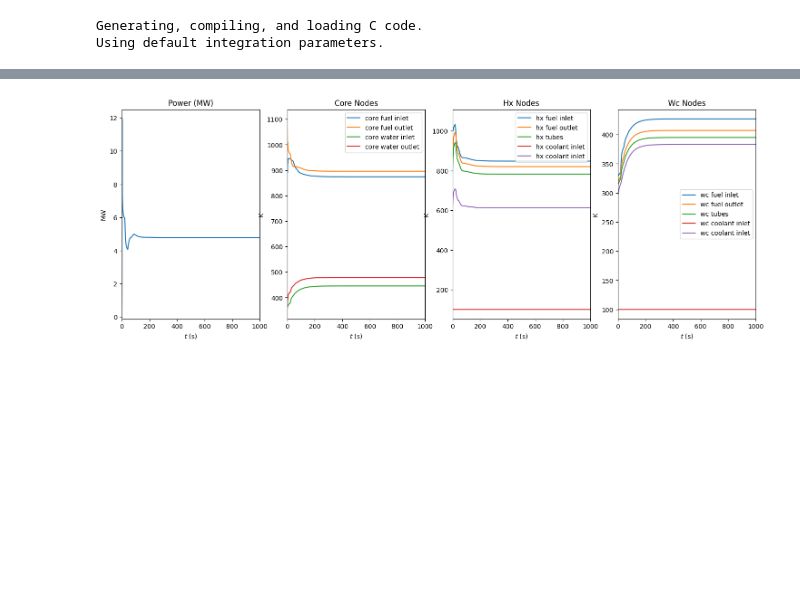
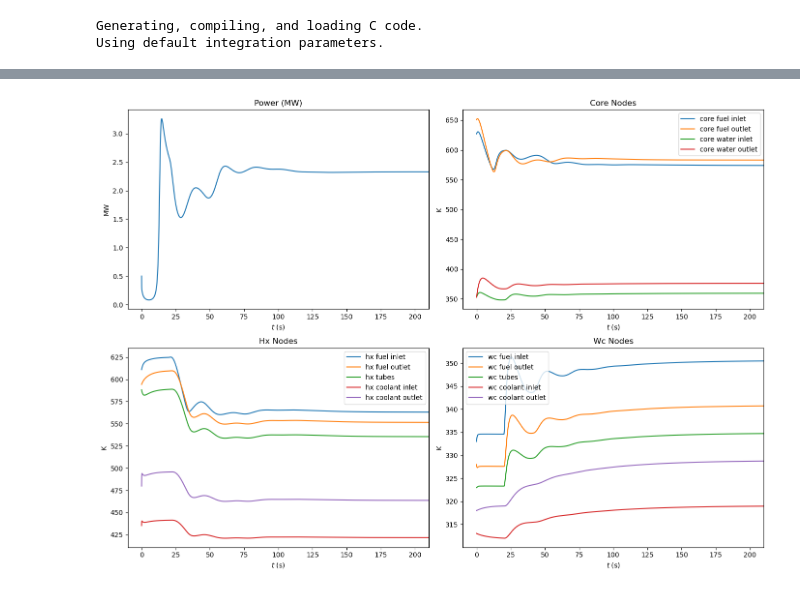
Before and after one commit to MalteHanse/RFP, a Jupyter notebook: Project1/msrDynamics-develop/examples/toy_reactor/toy_reactor.ipynb, the cells around one changed output, grey strips where cells are left out. Cells and saved outputs as stored; diff of their text form; code cells hidden in the pictures; blank space fills up the shorter version.

Commit message:
Working parameter set for our MSR/Onion Core container model

```diff
--- a/Project1/msrDynamics-develop/examples/toy_reactor/toy_reactor.ipynb
+++ b/Project1/msrDynamics-develop/examples/toy_reactor/toy_reactor.ipynb
@@ -102,7 +102,7 @@ C3.set_dcdt(n.y(), beta[2], Lam, lam[2], True, tau_c, tau_l)
 C4.set_dcdt(n.y(), beta[3], Lam, lam[3], True, tau_c, tau_l)
 C5.set_dcdt(n.y(), beta[4], Lam, lam[4], True, tau_c, tau_l)
 C6.set_dcdt(n.y(), beta[5], Lam, lam[5], True, tau_c, tau_l)
-rho.set_drdt([cf_in.dydt(),cf_out.dydt(),cw_in.dydt(), cw_out.dydt()],[a_f/2, a_f/2,a_c/2, a_c/2])
+rho.set_drdt([cf_in.dydt(), cf_out.dydt(), cw_in.dydt(), cw_out.dydt()],[a_f/2, a_f/2, a_c/2, a_c/2])
 
 # heat exchanger
 hx_p_in.set_dTdt_advective(source = cf_out.y(t-tau_c_hx_f))
@@ -114,7 +114,7 @@ hx_p_out.set_dTdt_convective(source = [hx_t.y()], hA = [hA_ft_hx])
 hx_t.set_dTdt_convective(source = [hx_p_in.y(),hx_p_out.y(),hx_s_in.y(),hx_s_out.y()],
                               hA = [hA_ft_hx, hA_ft_hx, hA_ht_hx, hA_ht_hx])
 
-hx_s_in.set_dTdt_advective(source = T0_hfh_h1) #50 før
+hx_s_in.set_dTdt_advective(source = T0_hfh_h1) # - 200.0) #50 før
 hx_s_in.set_dTdt_convective(source = [hx_t.y()], hA = [hA_ht_hx])
 
 hx_s_out.set_dTdt_advective(source = hx_s_in.y())
@@ -130,65 +130,68 @@ wc_p_out.set_dTdt_convective(source = [wc_t.y()], hA = [hA_tw_hw])
 wc_t.set_dTdt_convective(source = [wc_p_in.y(), wc_p_out.y(), wc_s_in.y(), wc_s_out.y()],
                               hA = [hA_tw_hw, hA_tw_hw, hA_tw_hw, hA_tw_hw])
 
-wc_s_in.set_dTdt_advective(source = T0_w_in) #50 før
+wc_s_in.set_dTdt_advective(source = 293.0) # 50 før
 wc_s_in.set_dTdt_convective(source = [wc_t.y()], hA = [hA_tw_hw])
 
 wc_s_out.set_dTdt_advective(source = wc_s_in.y())
 wc_s_out.set_dTdt_convective(source = [wc_t.y()], hA = [hA_tw_hw])
 # %%
 # finalize & solve
-T = np.arange(0,1000,0.01)
+T = np.arange(0, 500, 0.01)
 sol_jit = MSR.solve(T)
 # %% [output]
 Generating, compiling, and loading C code.
 Using default integration parameters.
 # %%
-fig,axs = plt.subplots(1,4,figsize=(18,6))
+fig, axs = plt.subplots(2,2,figsize=(14,10))
 
-t0 = 0.0
-tf = 1000.00
+delta_t_plot = 10.0
+t0 = 0.0 - delta_t_plot
+tf = 200.00 + delta_t_plot
 
 # P
-axs[0].plot(T, [k*P for k in n.y_out])
-axs[0].set_xlim(t0,tf)
-axs[0].set_title("Power (MW)")
-axs[0].set_xlabel(r"$t$ (s)")
-axs[0].set_ylabel("MW")
+axs[0, 0].plot(T, [k*P for k in n.y_out])
+axs[0, 0].set_xlim(t0,tf)
+axs[0, 0].set_title("Power (MW)")
+axs[0, 0].set_xlabel(r"$t$ (s)")
+axs[0, 0].set_ylabel("MW")
 
 # core temps
-axs[1].plot(T, cf_in.y_out, label = "core fuel inlet")
-axs[1].plot(T, cf_out.y_out, label = "core fuel outlet")
-#axs[1].plot(T, cm.y_out, label = "core moderator")
-axs[1].plot(T, cw_in.y_out, label = "core water inlet")
-axs[1].plot(T, cw_out.y_out, label = "core water outlet")
-axs[1].legend()
-axs[1].set_xlim(t0,tf)
-axs[1].set_xlabel(r"$t$ (s)")
-axs[1].set_ylabel("K")
-axs[1].set_title("Core Nodes")
+axs[0, 1].plot(T, cf_in.y_out, label = "core fuel inlet")
+axs[0, 1].plot(T, cf_out.y_out, label = "core fuel outlet")
+#axs[0, 1].plot(T, cm.y_out, label = "core moderator")
+axs[0, 1].plot(T, cw_in.y_out, label = "core water inlet")
+axs[0, 1].plot(T, cw_out.y_out, label = "core water outlet")
+axs[0, 1].legend()
+axs[0, 1].set_xlim(t0,tf)
+axs[0, 1].set_xlabel(r"$t$ (s)")
+axs[0, 1].set_ylabel("K")
+axs[0, 1].set_title("Core Nodes")
 
 
 # hx temps
-axs[2].plot(T,hx_p_in.y_out,label = "hx fuel inlet")
-axs[2].plot(T,hx_p_out.y_out,label = "hx fuel outlet")
-axs[2].plot(T,hx_t.y_out,label = "hx tubes")
-axs[2].plot(T,[100]*len(T),label = "hx coolant inlet")
-axs[2].plot(T,hx_s_out.y_out,label = "hx coolant inlet")
-axs[2].set_xlim(t0,tf)
-axs[2].set_xlabel(r"$t$ (s)")
-axs[2].set_ylabel("K")
-axs[2].set_title("Hx Nodes")
-axs[2].legend()
+axs[1, 0].plot(T,hx_p_in.y_out,label = "hx fuel inlet")
+axs[1, 0].plot(T,hx_p_out.y_out,label = "hx fuel outlet")
+axs[1, 0].plot(T,hx_t.y_out,label = "hx tubes")
+axs[1, 0].plot(T,hx_s_in.y_out,label = "hx coolant inlet")
+axs[1, 0].plot(T,hx_s_out.y_out,label = "hx coolant outlet")
+axs[1, 0].set_xlim(t0,tf)
+axs[1, 0].set_xlabel(r"$t$ (s)")
+axs[1, 0].set_ylabel("K")
+axs[1, 0].set_title("Hx Nodes")
+axs[1, 0].legend()
 
 # wc temps
-axs[3].plot(T,wc_p_in.y_out,label = "wc fuel inlet")
-axs[3].plot(T,wc_p_out.y_out,label = "wc fuel outlet")
-axs[3].plot(T,wc_t.y_out,label = "wc tubes")
-axs[3].plot(T,[100]*len(T),label = "wc coolant inlet")
-axs[3].plot(T,wc_s_out.y_out,label = "wc coolant inlet")
-axs[3].set_xlim(t0,tf)
-axs[3].set_xlabel(r"$t$ (s)")
-axs[3].set_ylabel("K")
-axs[3].set_title("Wc Nodes")
-axs[3].legend()
+axs[1, 1].plot(T,wc_p_in.y_out,label = "wc fuel inlet")
+axs[1, 1].plot(T,wc_p_out.y_out,label = "wc fuel outlet")
+axs[1, 1].plot(T,wc_t.y_out,label = "wc tubes")
+axs[1, 1].plot(T,wc_s_in.y_out,label = "wc coolant inlet")
+axs[1, 1].plot(T,wc_s_out.y_out,label = "wc coolant outlet")
+axs[1, 1].set_xlim(t0,tf)
+axs[1, 1].set_xlabel(r"$t$ (s)")
+axs[1, 1].set_ylabel("K")
+axs[1, 1].set_title("Wc Nodes")
+axs[1, 1].legend()
+
+fig.tight_layout()
 # %% [output]
@@ -196,3 +198,3 @@ axs[3].legend()
-[figure, old version]
+[figure, new version]
 # %%
 plt.plot(T, n.y_out)
```
Also changed, not shown: parts of 3 cells of this notebook, 3 other files.
